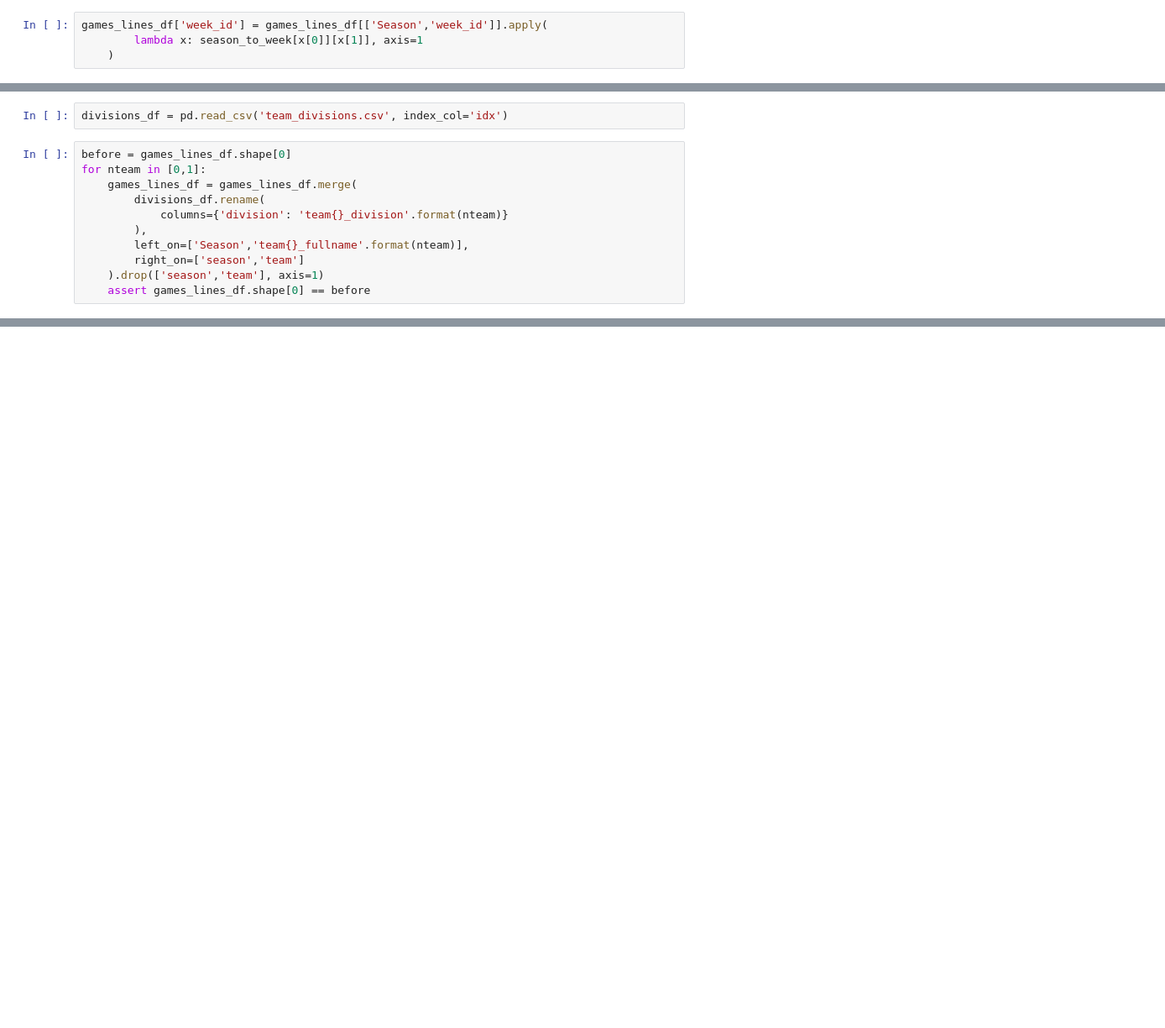
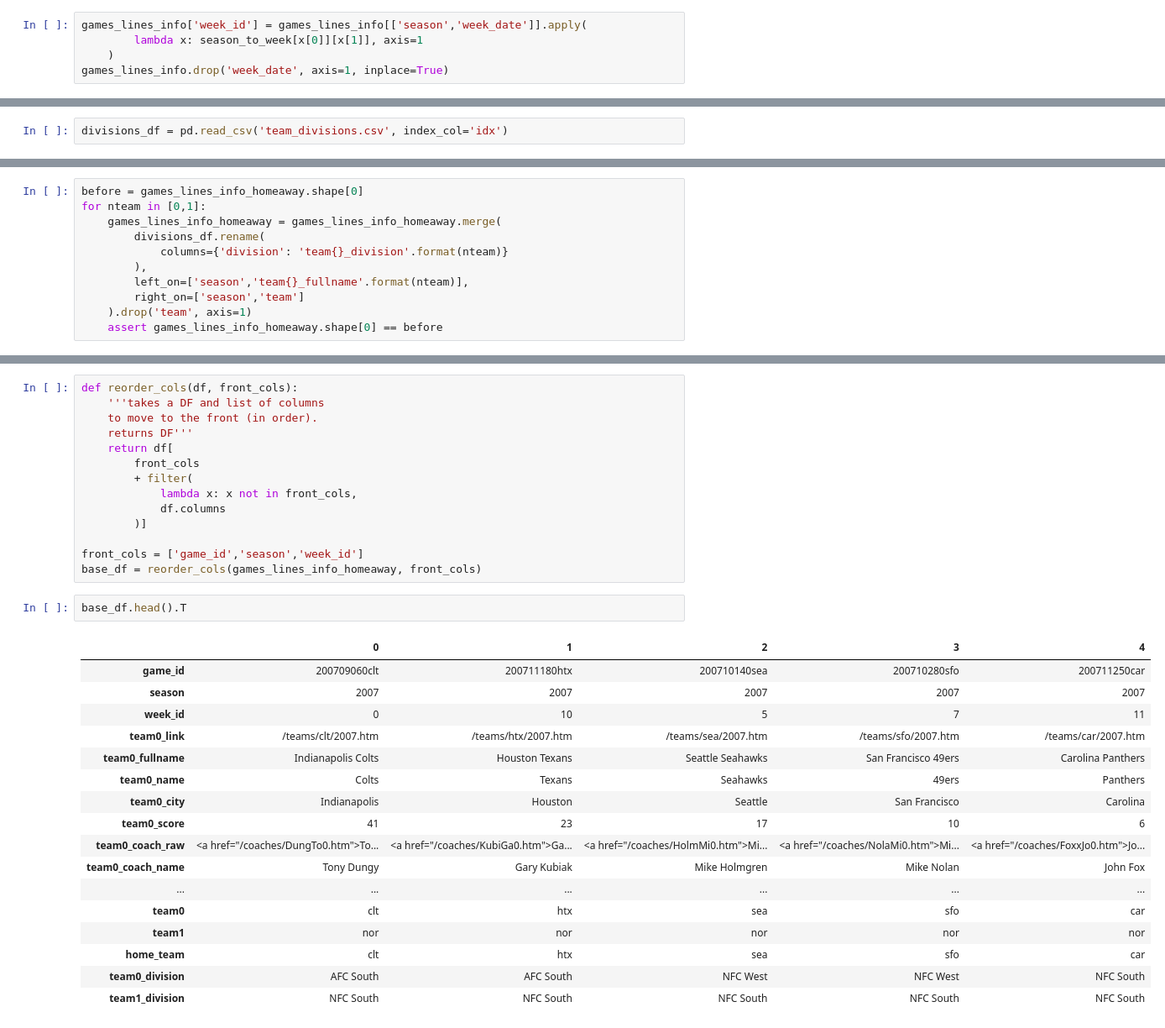
Before and after one commit to joshplotkin/modeling-football-outcomes-2019, a Jupyter notebook: public01_write_tables.ipynb, the cells around one changed output, grey strips where cells are left out. Shown at 84% size. Drawn from its saved outputs; the diff is of its cells as text; blank space fills up the shorter version.

```diff
--- a/public01_write_tables.ipynb
+++ b/public01_write_tables.ipynb
@@ -189,6 +369,7 @@ for season in games_lines_df['Season'].unique():
     for i, wk in enumerate(sorted(weeks)):
         season_to_week[season][wk] = i
 # %%
-games_lines_df['week_id'] = games_lines_df[['Season','week_id']].apply(
+games_lines_info['week_id'] = games_lines_info[['season','week_date']].apply(
         lambda x: season_to_week[x[0]][x[1]], axis=1
     )
+games_lines_info.drop('week_date', axis=1, inplace=True)
@@ -205,13 +625,2 @@ assert games_lines_df.shape[0] == before
 # %%
 divisions_df = pd.read_csv('team_divisions.csv', index_col='idx')
-# %%
-before = games_lines_df.shape[0]
-for nteam in [0,1]:
-    games_lines_df = games_lines_df.merge(
-        divisions_df.rename(
-            columns={'division': 'team{}_division'.format(nteam)}
-        ),
-        left_on=['Season','team{}_fullname'.format(nteam)],
-        right_on=['season','team']
-    ).drop(['season','team'], axis=1)
-    assert games_lines_df.shape[0] == before
@@ -491,0 +627,11 @@ spark.createDataFrame(line_sdf).write.mode('overwrite').saveAsTable('line')
+# %%
+before = games_lines_info_homeaway.shape[0]
+for nteam in [0,1]:
+    games_lines_info_homeaway = games_lines_info_homeaway.merge(
+        divisions_df.rename(
+            columns={'division': 'team{}_division'.format(nteam)}
+        ),
+        left_on=['season','team{}_fullname'.format(nteam)],
+        right_on=['season','team']
+    ).drop('team', axis=1)
+    assert games_lines_info_homeaway.shape[0] == before
@@ -491,0 +657,34 @@ spark.createDataFrame(line_sdf).write.mode('overwrite').saveAsTable('line')
+# %%
+def reorder_cols(df, front_cols):
+    '''takes a DF and list of columns
+    to move to the front (in order).
+    returns DF'''
+    return df[
+        front_cols
+        + filter(
+            lambda x: x not in front_cols,
+            df.columns
+        )]
+
+front_cols = ['game_id','season','week_id']
+base_df = reorder_cols(games_lines_info_homeaway, front_cols)
+# %%
+base_df.head().T
+# %% [output]
+|  | 0 | 1 | 2 | 3 | 4 |
+| game_id | 200709060clt | 200711180htx | 200710140sea | 200710280sfo | 200711250car |
+| season | 2007 | 2007 | 2007 | 2007 | 2007 |
+| week_id | 0 | 10 | 5 | 7 | 11 |
+| team0_link | /teams/clt/2007.htm | /teams/htx/2007.htm | /teams/sea/2007.htm | /teams/sfo/2007.htm | /teams/car/2007.htm |
+| team0_fullname | Indianapolis Colts | Houston Texans | Seattle Seahawks | San Francisco 49ers | Carolina Panthers |
+| team0_name | Colts | Texans | Seahawks | 49ers | Panthers |
+| team0_city | Indianapolis | Houston | Seattle | San Francisco | Carolina |
+| team0_score | 41 | 23 | 17 | 10 | 6 |
+| team0_coach_raw | <a href="/coaches/DungTo0.htm">To... | <a href="/coaches/KubiGa0.htm">Ga... | <a href="/coaches/HolmMi0.htm">Mi... | <a href="/coaches/NolaMi0.htm">Mi... | <a href="/coaches/FoxxJo0.htm">Jo... |
+| team0_coach_name | Tony Dungy | Gary Kubiak | Mike Holmgren | Mike Nolan | John Fox |
+| ... | ... | ... | ... | ... | ... |
+| team0 | clt | htx | sea | sfo | car |
+| team1 | nor | nor | nor | nor | nor |
+| home_team | clt | htx | sea | sfo | car |
+| team0_division | AFC South | AFC South | NFC West | NFC West | NFC South |
+| team1_division | NFC South | NFC South | NFC South | NFC South | NFC South |
```
Also changed, not shown: parts of 169 cells of this notebook, 1 other file.
